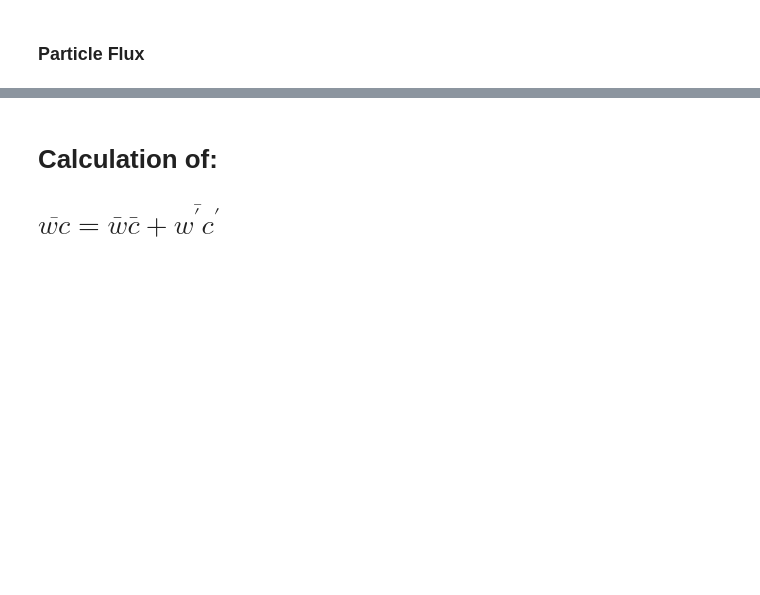
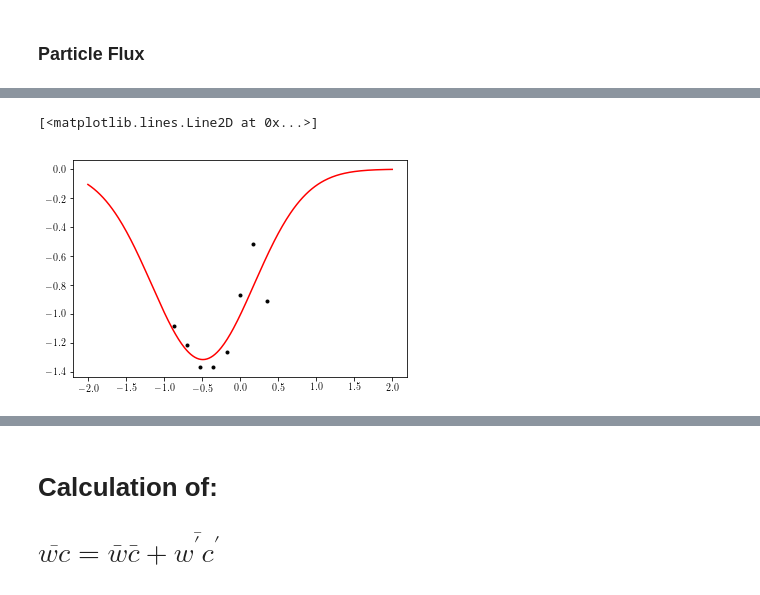
Before and after one commit to ajpetersen25/PLPlumes, a Jupyter notebook: Code/playground.ipynb, the cells around one changed output, grey strips where cells are left out. Saved outputs shown, nothing was run; the diff lists cells and outputs as text; code cells hidden in the pictures; blank space fills up the shorter version.

```diff
--- a/Code/playground.ipynb
+++ b/Code/playground.ipynb
@@ -125,0 +141,9 @@ ax[1].plot(-wp[0:-1],np.linspace(0,799,steps)/cal/D_0,'r--');
+# %%
+#plt.plot(Z,nma.min(W_plume[:,:],axis=1)/cal/deltat/2)
+plt.plot(X,W_bar[i,:]/cal/deltat,'k.')
+#plt.plot(X,gaussian(X,popt[0],popt[1],popt[2])/cal/deltat)
+#plt.plot(x, result.init_fit, 'k--')
+plt.plot(np.linspace(-2,2,300), gaussian(np.linspace(-2,2,300),result.best_values['a'],result.best_values['x0'],result.best_values['sigma']), 'r-')
+# %% [output]
+[<matplotlib.lines.Line2D at 0x...>]
+[figure, added]
```
Also changed, not shown: parts of 26 cells of this notebook.
